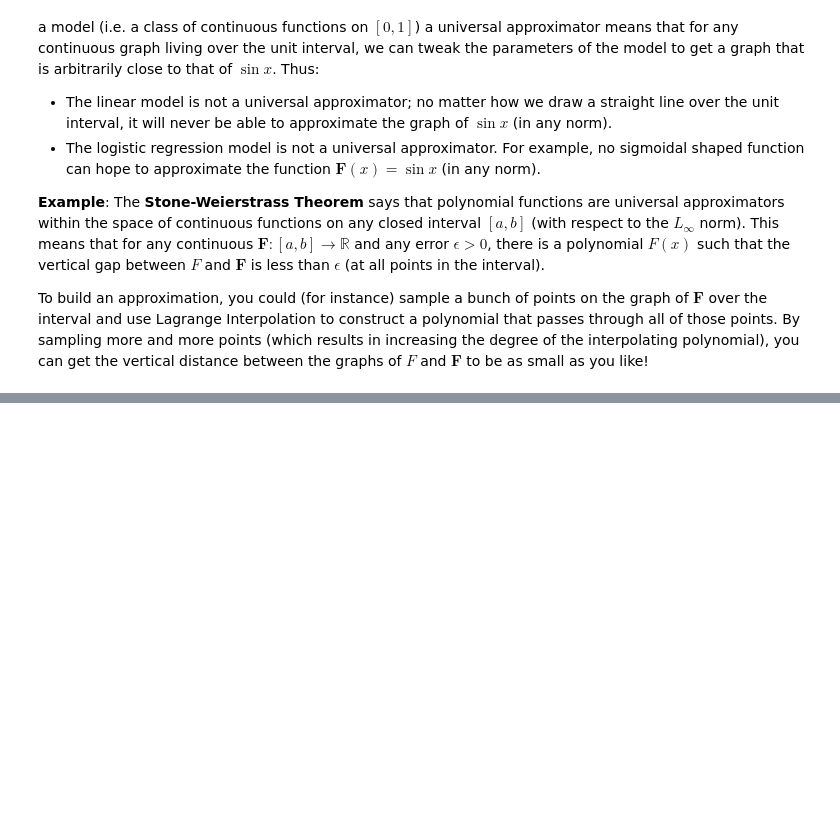
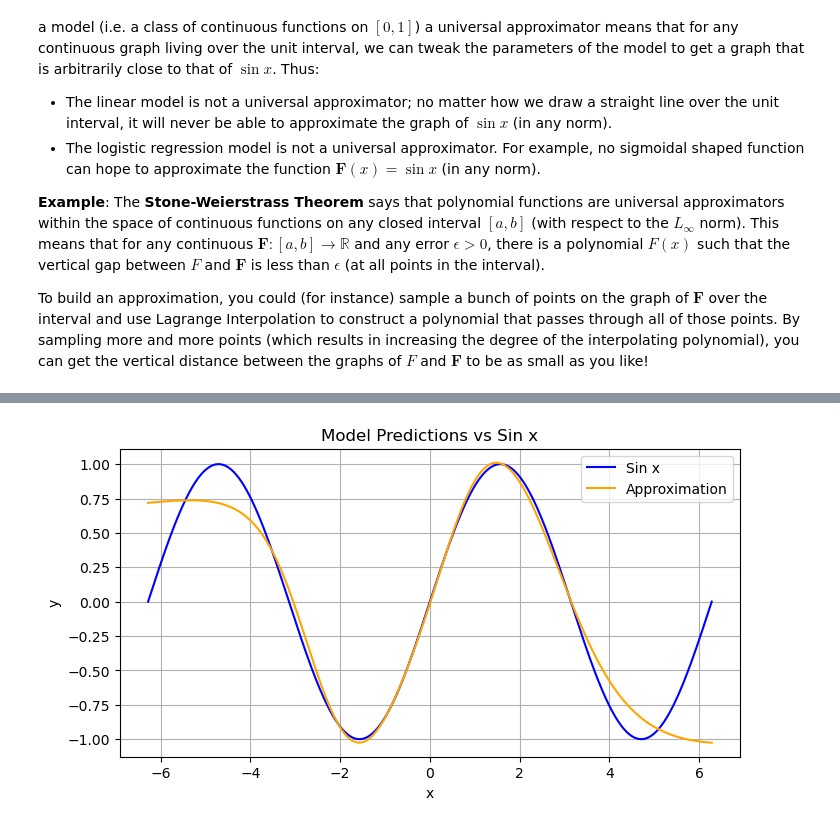
Before and after one commit to arvindsuresh-math/MATH-392-Intro-to-neural-networks, a Jupyter notebook: notebooks/15_multilayer-perceptrons.ipynb, the cells around one changed output, grey strips where cells are left out. Cells and saved outputs as stored; diff of their text form; code cells hidden in the pictures; blank space fills up the shorter version.

```diff
--- a/notebooks/15_multilayer-perceptrons.ipynb
+++ b/notebooks/15_multilayer-perceptrons.ipynb
@@ -165,0 +293,21 @@ is dense in a suitable space of functions. For precise versions of this statemen
+# %%
+# Plot the model's predictions vs sin x
+
+# generate predictions
+model.eval() # Set model to evaluation mode
+with torch.no_grad():
+    y_pred = model(x_tensor) # get a tensor of predictions
+    y_pred = y_pred.numpy() # convert to numpy array
+
+# Plot the results
+fig, ax = plt.subplots(figsize=(8, 4))
+ax.plot(x, y, label='Sin x', color='blue')
+ax.plot(x, y_pred, label='Approximation', color='orange')
+ax.set_xlabel('x')
+ax.set_ylabel('y')
+ax.set_title('Model Predictions vs Sin x')
+ax.legend()
+ax.grid(True)
+plt.show()
+# %% [output]
+[figure, added]
```
Also changed, not shown: parts of 6 cells of this notebook.
